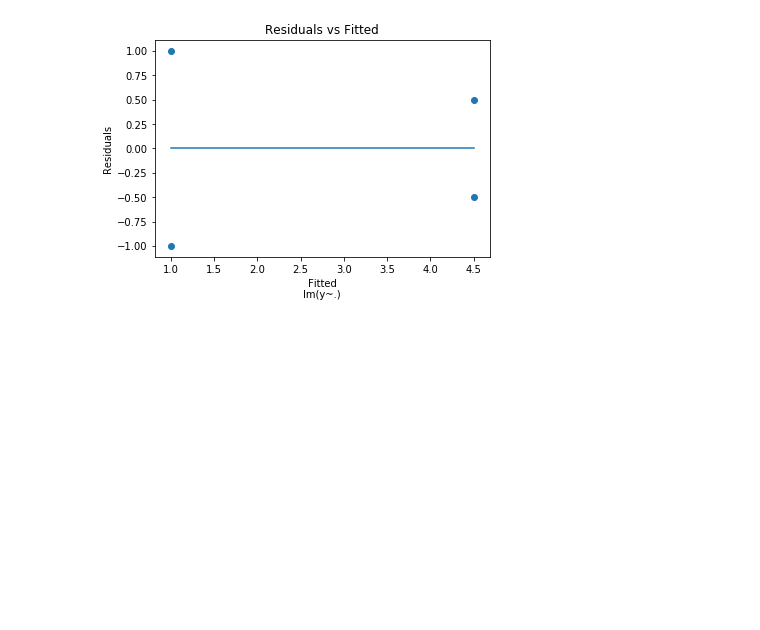
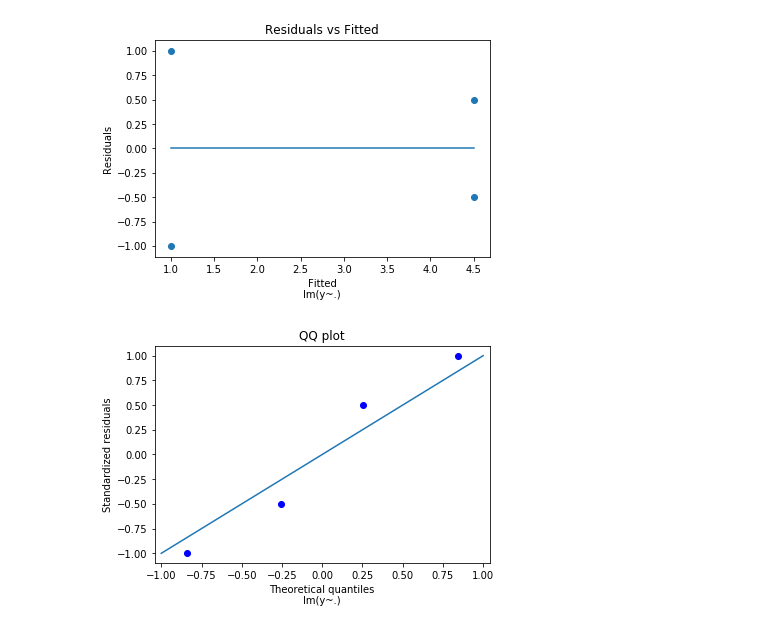
Before and after one commit to python-like-r/python-like-r, a Jupyter notebook: Example_python.ipynb, the cells around one changed output. Drawn from its saved outputs; the diff is of its cells as text; code cells hidden in the pictures; blank space fills up the shorter version.

```diff
--- a/Example_python.ipynb
+++ b/Example_python.ipynb
@@ -36,3 +36,7 @@ Multiple R-squared:  0.831,     Adjusted R-squared:  0.746
 my_lm.plot(which=1)
 # %% [output]
 [figure]
+# %%
+my_lm.plot(which=2)
+# %% [output]
+[figure, added]
```
Also changed, not shown: parts of 2 cells of this notebook.
